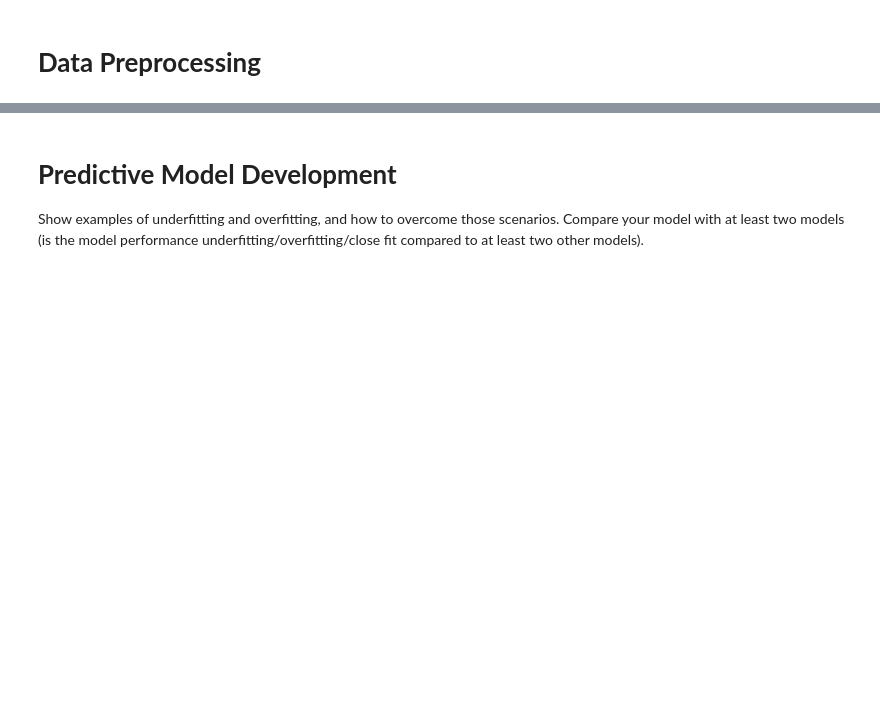
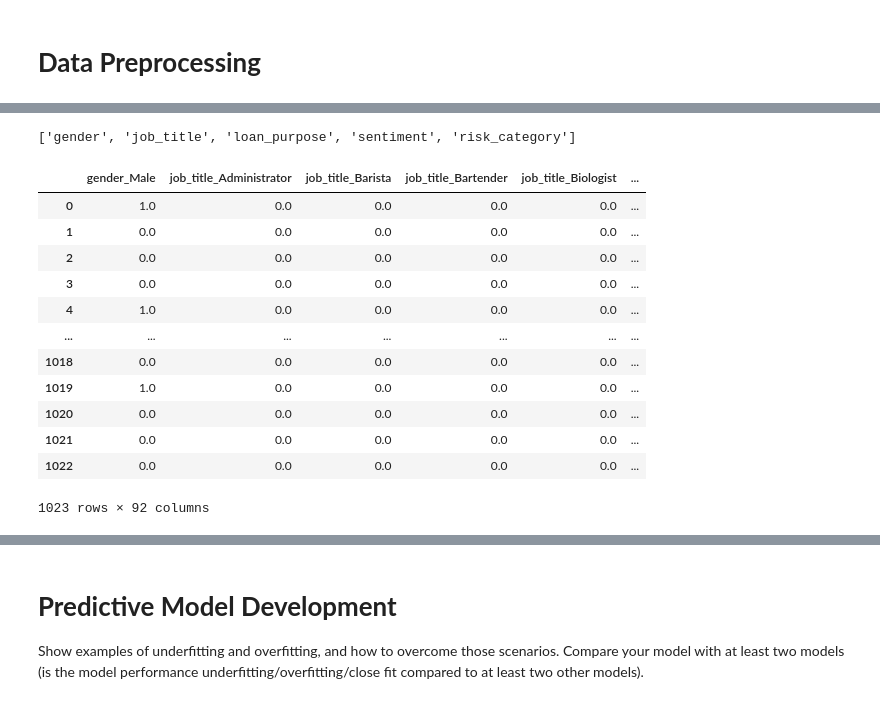
Before and after one commit to hazhalim/dmw-group-project, a Jupyter notebook: WIE3007_Group_Project_Group_11.ipynb, the cells around one changed output, grey strips where cells are left out. Drawn from its saved outputs; the diff is of its cells as text; code cells hidden in the pictures; blank space fills up the shorter version.

Commit message:
Fixed data preprocessing steps

```diff
--- a/WIE3007_Group_Project_Group_11.ipynb
+++ b/WIE3007_Group_Project_Group_11.ipynb
@@ -411,6 +411,6 @@ print("Saved -> WIE3007_dataset_with_risk_engineering.csv")
 # %% [markdown]
 # **Data Preprocessing**
 # %%
-df = pd.read_csv('WIE3007_dataset_with_sentiment.csv')
+df = pd.read_csv('WIE3007_dataset_after_risk.csv')
 # %%
 df
@@ -434,3 +457,47 @@ X = df_preprocessed.drop(columns=['loan_id', 'applicant_statement', 'loan_status
 y = df['loan_status']
 
 X_train, X_test, y_train, y_test = train_test_split(X, y, test_size=0.2, random_state=22002548)
+# %%
+from sklearn.compose import ColumnTransformer
+from sklearn.preprocessing import OneHotEncoder
+
+categorical_columns = X_train.select_dtypes(include=['object']).columns.tolist()
+# categorical_columns.remove('loan_id')
+# categorical_columns.remove('applicant_statement')
+
+# Define the transformer
+ct = ColumnTransformer(
+    transformers=[
+        ('cat', OneHotEncoder(drop='first', sparse_output=False, handle_unknown='ignore'), categorical_columns)
+    ],
+    remainder='passthrough',
+    verbose_feature_names_out=False
+)
+
+# Apply it to the whole DataFrame
+X_train_encoded = ct.fit_transform(X_train)
+X_test_encoded = ct.transform(X_test)
+
+# Get feature names into DataFrame
+X_train_encoded = pd.DataFrame(X_train_encoded, columns=ct.get_feature_names_out())
+X_test_encoded = pd.DataFrame(X_test_encoded, columns=ct.get_feature_names_out())
+# %%
+categorical_columns
+# %% [output]
+['gender', 'job_title', 'loan_purpose', 'sentiment', 'risk_category']
+# %%
+X_train_encoded
+# %% [output]
+|  | gender_Male | job_title_Administrator | job_title_Barista | job_title_Bartender | job_title_Biologist | ... |
+| 0 | 1.0 | 0.0 | 0.0 | 0.0 | 0.0 | ... |
+| 1 | 0.0 | 0.0 | 0.0 | 0.0 | 0.0 | ... |
+| 2 | 0.0 | 0.0 | 0.0 | 0.0 | 0.0 | ... |
+| 3 | 0.0 | 0.0 | 0.0 | 0.0 | 0.0 | ... |
+| 4 | 1.0 | 0.0 | 0.0 | 0.0 | 0.0 | ... |
+| ... | ... | ... | ... | ... | ... | ... |
+| 1018 | 0.0 | 0.0 | 0.0 | 0.0 | 0.0 | ... |
+| 1019 | 1.0 | 0.0 | 0.0 | 0.0 | 0.0 | ... |
+| 1020 | 0.0 | 0.0 | 0.0 | 0.0 | 0.0 | ... |
+| 1021 | 0.0 | 0.0 | 0.0 | 0.0 | 0.0 | ... |
+| 1022 | 0.0 | 0.0 | 0.0 | 0.0 | 0.0 | ... |
+1023 rows × 92 columns
```
Also changed, not shown: parts of 18 cells of this notebook.
